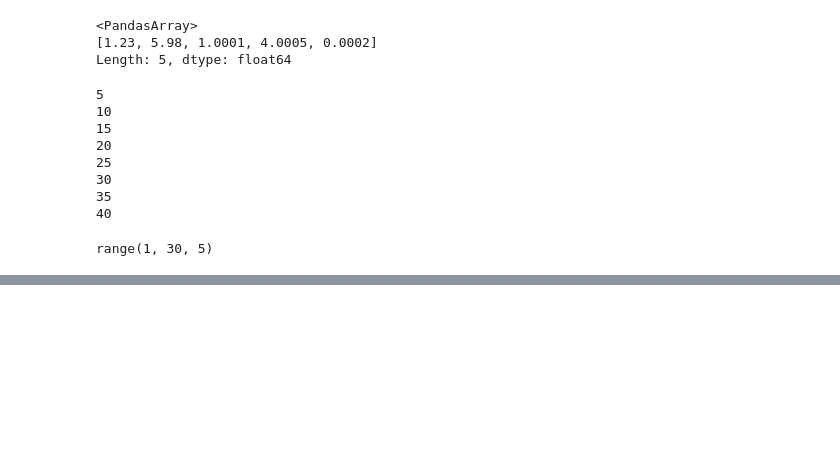
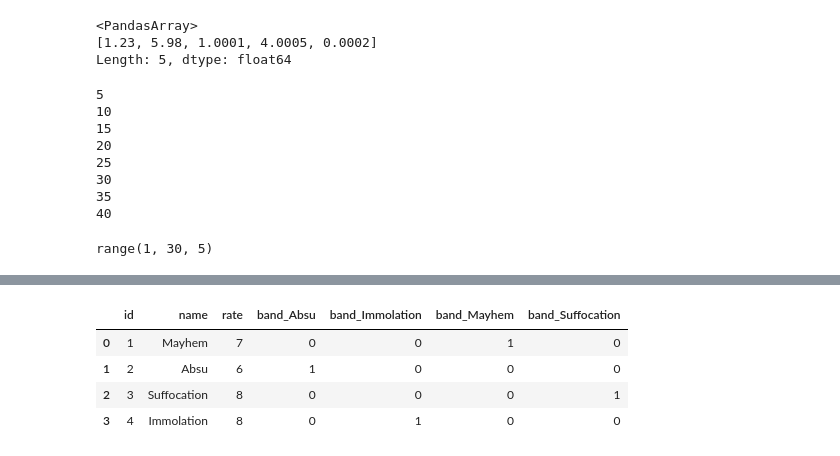
Before and after one commit to DhyegoNieto/acamica, a Jupyter notebook: notebooks/pandas/biblioteca-pandas.ipynb, the cells around one changed output, grey strips where cells are left out. Drawn from its saved outputs; the diff is of its cells as text; code cells hidden in the pictures; blank space fills up the shorter version.

```diff
--- a/notebooks/pandas/biblioteca-pandas.ipynb
+++ b/notebooks/pandas/biblioteca-pandas.ipynb
@@ -963,0 +966,9 @@ range(1, 30, 5)
+# %%
+dictionary = {
+    'name' : ['Mayhem', 'Absu', 'Suffocation', 'Immolation'],
+    'rate' : [7, 6, 8, 8],
+    'id' : [1,2,3,4]
+}
+
+df = pd.DataFrame(dictionary, columns=['id', 'name', 'rate'])
+df
@@ -963,0 +981,10 @@ range(1, 30, 5)
+# %%
+dummy = pd.get_dummies(df['name'], prefix='band')
+df2 = df.join(dummy)
+df2
+# %% [output]
+|  | id | name | rate | band_Absu | band_Immolation | band_Mayhem | band_Suffocation |
+| 0 | 1 | Mayhem | 7 | 0 | 0 | 1 | 0 |
+| 1 | 2 | Absu | 6 | 1 | 0 | 0 | 0 |
+| 2 | 3 | Suffocation | 8 | 0 | 0 | 0 | 1 |
+| 3 | 4 | Immolation | 8 | 0 | 1 | 0 | 0 |
```
Also changed, not shown: parts of 2 cells of this notebook, 18 other files.
